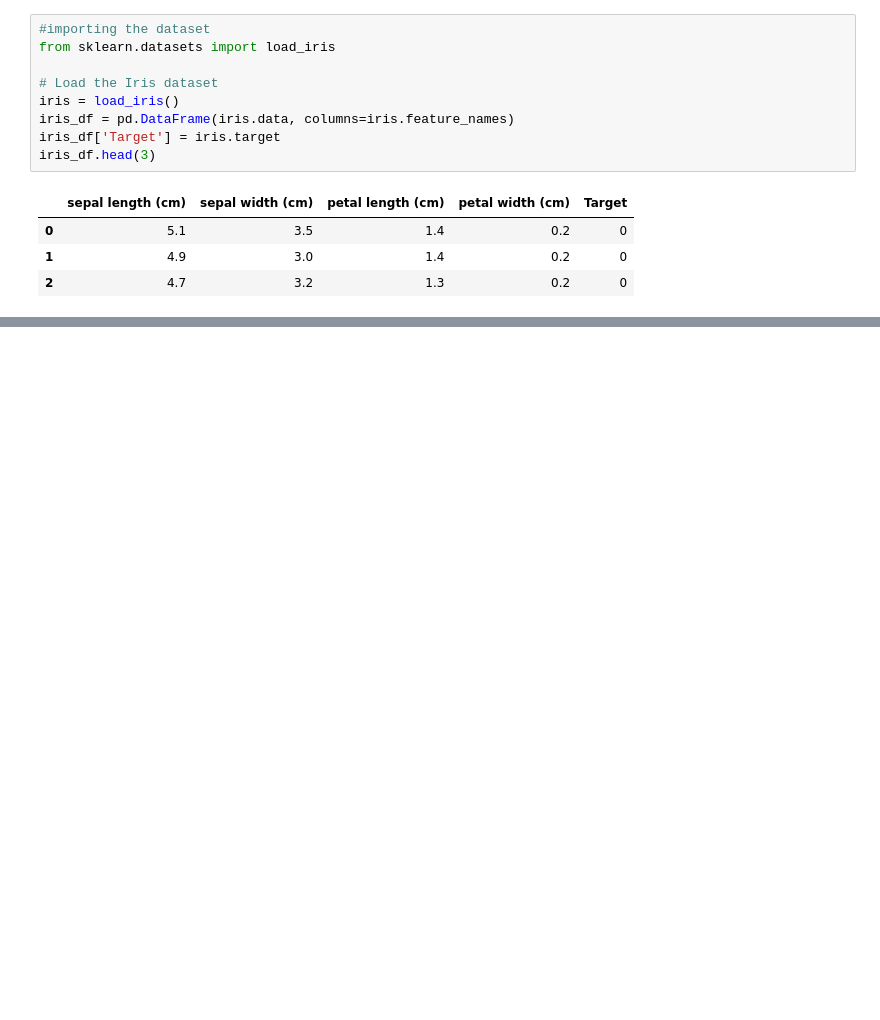
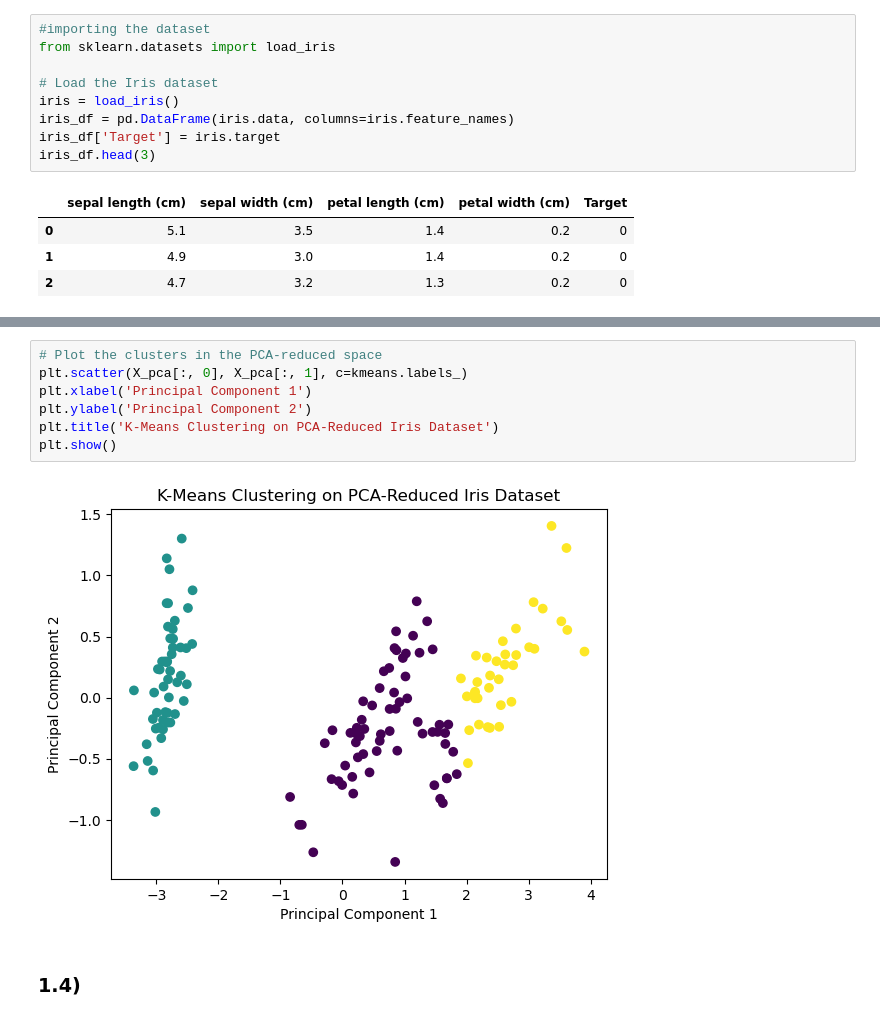
Before and after one commit to Syed-Shahir/100DaysOfBytewise, a Jupyter notebook: BTW_W7_Task1.ipynb, the cells around one changed output, grey strips where cells are left out. Drawn from its saved outputs; the diff is of its cells as text; blank space fills up the shorter version.

```diff
--- a/BTW_W7_Task1.ipynb
+++ b/BTW_W7_Task1.ipynb
@@ -28,0 +106,11 @@ iris_df.head(3)
+# %%
+# Plot the clusters in the PCA-reduced space
+plt.scatter(X_pca[:, 0], X_pca[:, 1], c=kmeans.labels_)
+plt.xlabel('Principal Component 1')
+plt.ylabel('Principal Component 2')
+plt.title('K-Means Clustering on PCA-Reduced Iris Dataset')
+plt.show()
+# %% [output]
+[figure, added]
+# %% [markdown]
+### 1.4)
```
Also changed, not shown: parts of 15 cells of this notebook.
